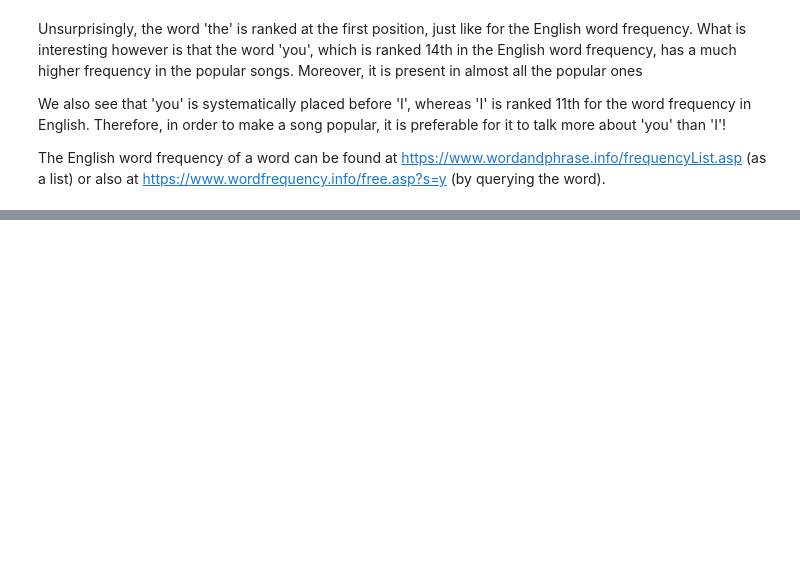
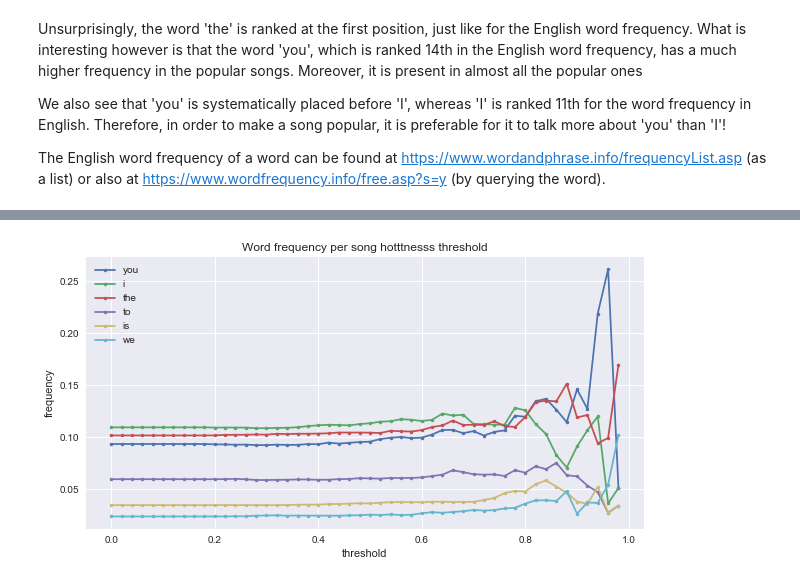
Before and after one commit to Piloumpicou/ADA-Unexpected-Match, a Jupyter notebook: project/MSD_subset.ipynb, the cells around one changed output, grey strips where cells are left out. Saved outputs shown, nothing was run; the diff lists cells and outputs as text; code cells hidden in the pictures; blank space fills up the shorter version.

```diff
--- a/project/MSD_subset.ipynb
+++ b/project/MSD_subset.ipynb
@@ -1137,0 +1239,22 @@ stopwords = load_pkl('data/stopwords.pkl')
+# %%
+def get_word_rank(word, ranking):
+    if(len(ranking[ranking['word'] == word]['frequency'].values) == 0):
+        return float('NaN')
+    else:
+        return ranking[ranking['word'] == word]['frequency'].values[0]
+# %%
+# define the threshold for the 'song hotttnesss'
+thresholds = np.arange(0.0, 1.0, 0.02)
+# %%
+words_list = ['you', 'i', 'we', 'the', 'and', 'is', 'to']
+word_ranks_dict = {}
+
+for word in words_list:
+    word_ranks_dict[word] = []
+
+for threshold in thresholds:
+    top_words_ranking = create_top_words_ranking(threshold)
+
+    for word in words_list:
+        rank = get_word_rank(word, top_words_ranking)
+        word_ranks_dict[word].append(rank)
@@ -1137,0 +1270,8 @@ stopwords = load_pkl('data/stopwords.pkl')
+# %%
+word = 'we'
+word_ranks_dict[word] = []
+
+for threshold in thresholds:
+    top_words_ranking = create_top_words_ranking(threshold)
+    rank = get_word_rank(word, top_words_ranking)
+    word_ranks_dict[word].append(rank)
@@ -1137,0 +1287,16 @@ stopwords = load_pkl('data/stopwords.pkl')
+# %%
+figure()
+plt.figure(figsize=(10,5))
+
+words_list = ['you', 'i', 'the', 'to', 'is', 'we']
+for word in words_list:
+    plt.plot(thresholds, word_ranks_dict[word], linestyle='-', marker='.')
+#plt.gca().invert_yaxis()
+plt.title('Word frequency per song hotttnesss threshold')
+plt.xlabel('threshold')
+plt.ylabel('frequency')
+plt.legend(labels=words_list)
+
+plt.show()
+# %% [output]
+[figure, added]
```
Also changed, not shown: parts of 19 cells of this notebook.
